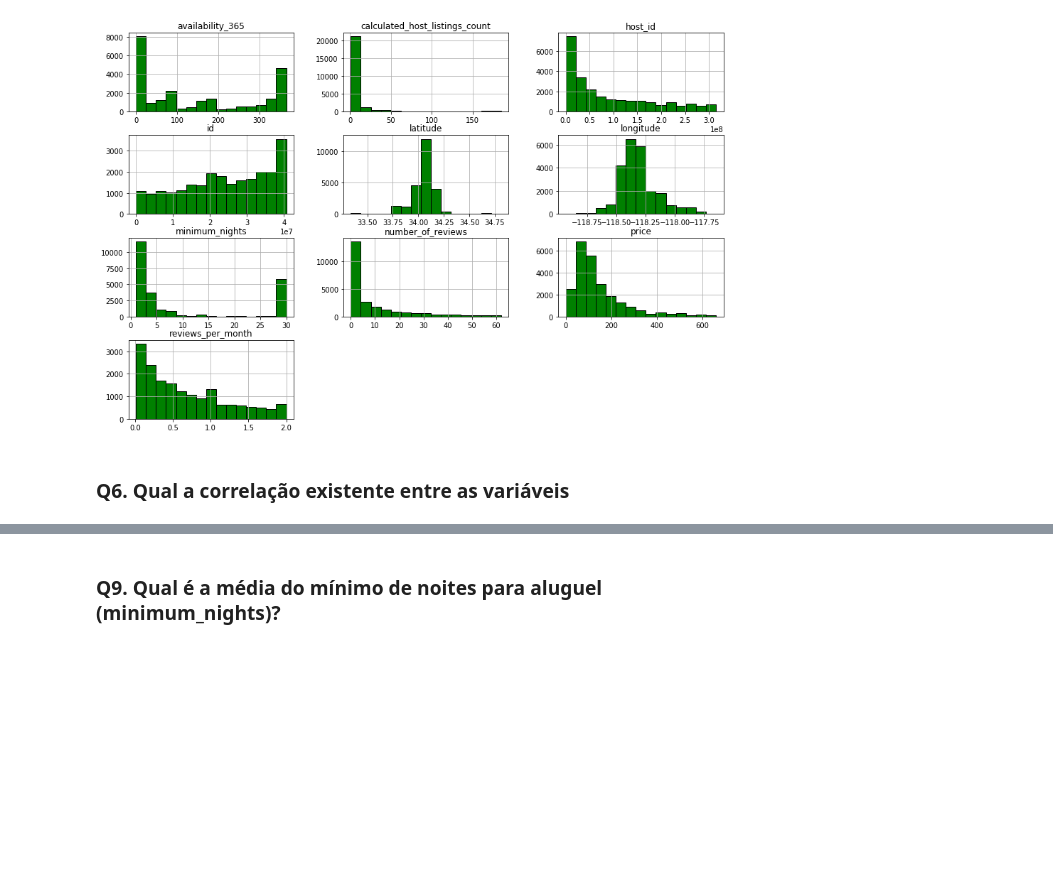
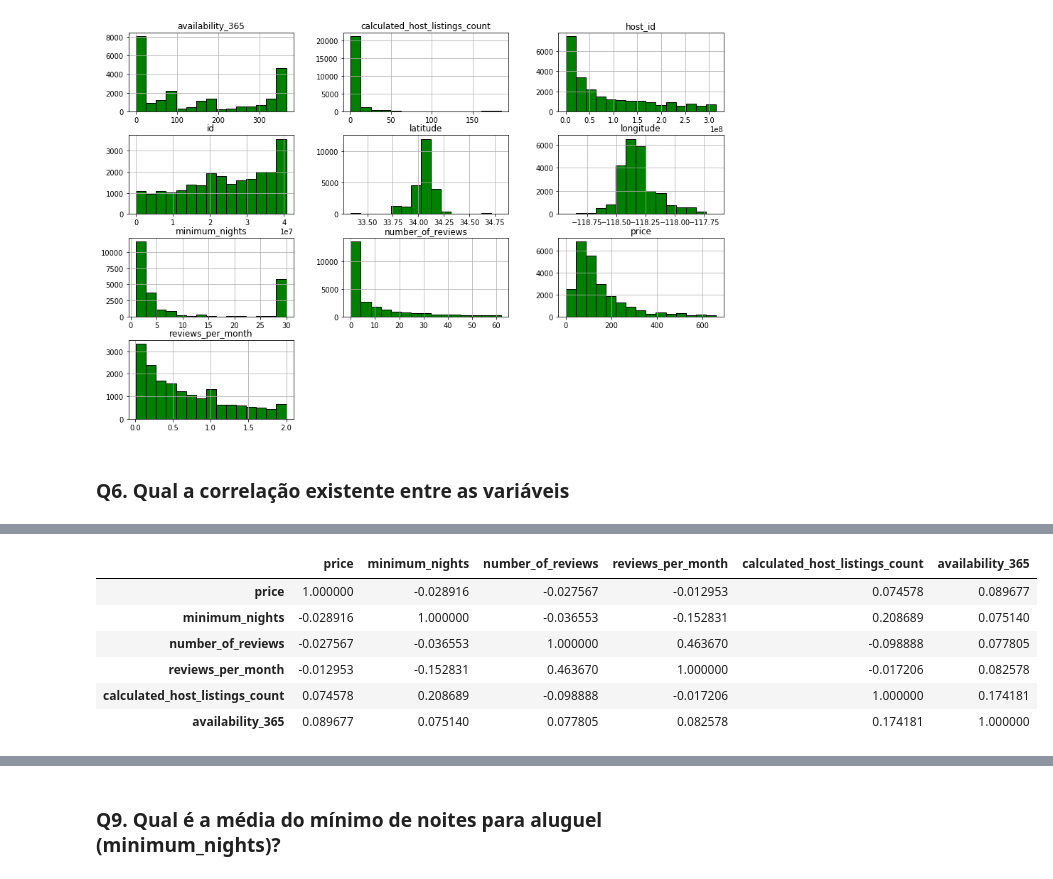
Before and after one commit to eliasfeitoza/Curso-Data-Science-na-Pratica, a Jupyter notebook: Analisando_os_Dados_do_Airbnb.ipynb, the cells around one changed output, grey strips where cells are left out. Saved outputs shown, nothing was run; the diff lists cells and outputs as text; code cells hidden in the pictures; blank space fills up the shorter version.

```diff
--- a/Analisando_os_Dados_do_Airbnb.ipynb
+++ b/Analisando_os_Dados_do_Airbnb.ipynb
@@ -316,2 +318,16 @@ df_clean.hist(bins=15,color='green',edgecolor='black', figsize=(15,10));
+# %%
+# criar uma matriz de correlação
+corr = df_clean[['price', 'minimum_nights', 'number_of_reviews', 'reviews_per_month',
+    'calculated_host_listings_count', 'availability_365']].corr()
+
+display(corr)
+# %% [output]
+|  | price | minimum_nights | number_of_reviews | reviews_per_month | calculated_host_listings_count | availability_365 |
+| price | 1.000000 | -0.028916 | -0.027567 | -0.012953 | 0.074578 | 0.089677 |
+| minimum_nights | -0.028916 | 1.000000 | -0.036553 | -0.152831 | 0.208689 | 0.075140 |
+| number_of_reviews | -0.027567 | -0.036553 | 1.000000 | 0.463670 | -0.098888 | 0.077805 |
+| reviews_per_month | -0.012953 | -0.152831 | 0.463670 | 1.000000 | -0.017206 | 0.082578 |
+| calculated_host_listings_count | 0.074578 | 0.208689 | -0.098888 | -0.017206 | 1.000000 | 0.174181 |
+| availability_365 | 0.089677 | 0.075140 | 0.077805 | 0.082578 | 0.174181 | 1.000000 |
 # %%
 # plotar um heatmap a partir das correlações
```
Also changed, not shown: parts of 14 cells of this notebook.
